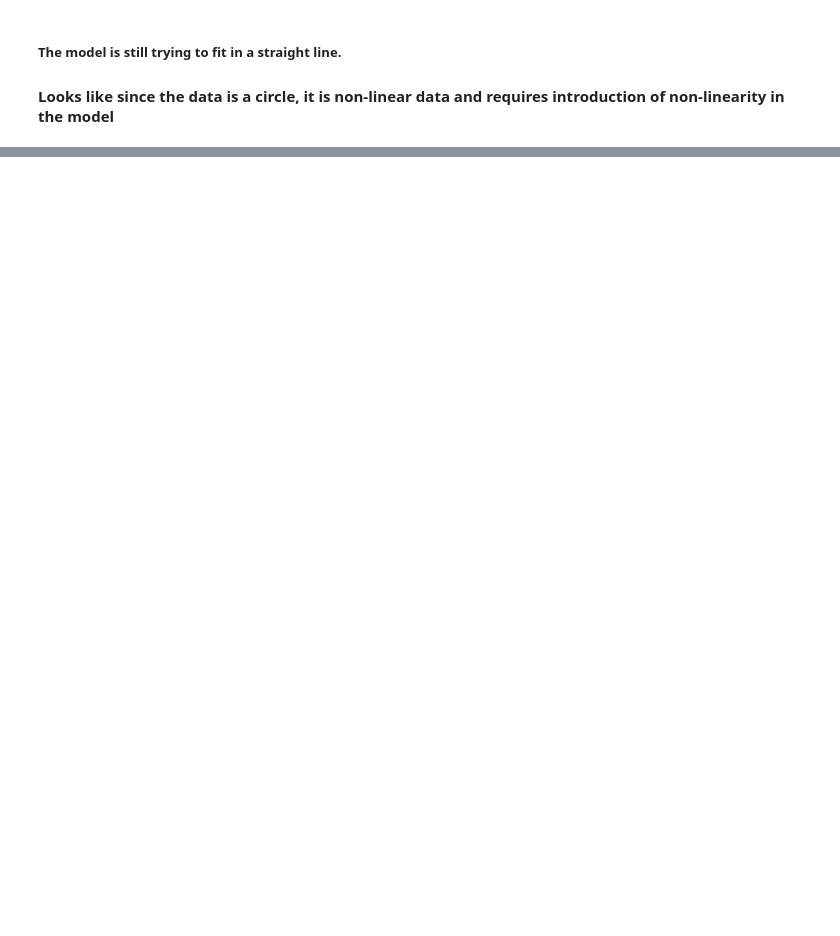
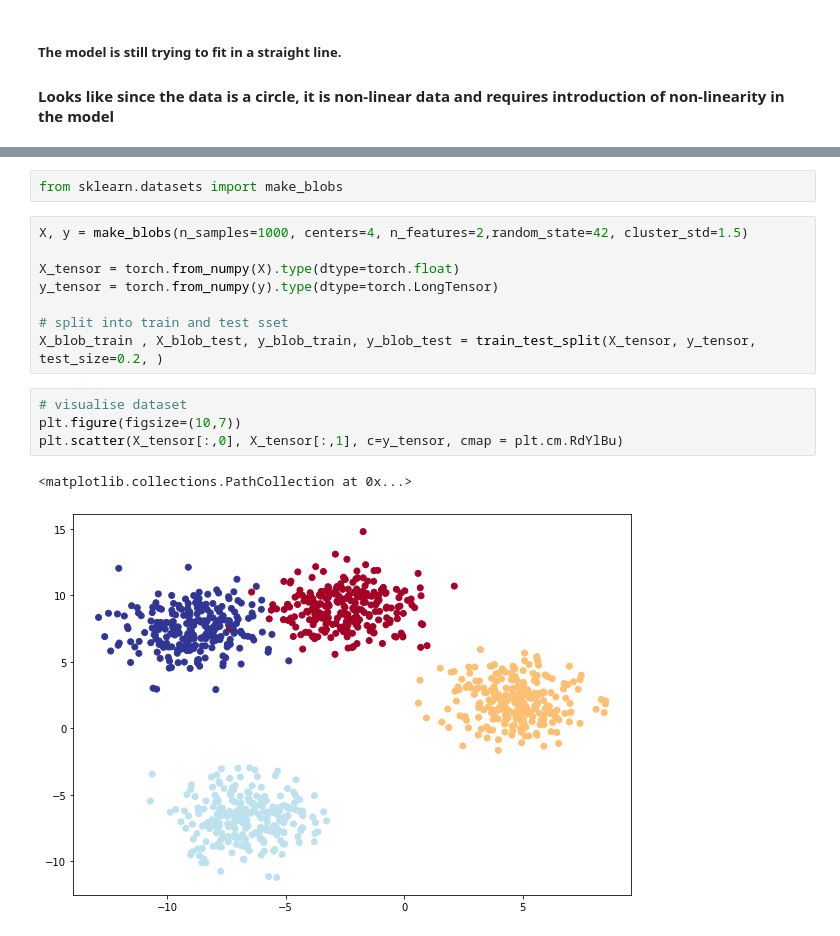
Before and after one commit to pusapatiakhilraju/Pytorch-Neural-Net-Classification, a Jupyter notebook: Neural-Net-Classifcation.ipynb, the cells around one changed output, grey strips where cells are left out. Saved outputs shown, nothing was run; the diff lists cells and outputs as text; blank space fills up the shorter version.

```diff
--- a/Neural-Net-Classifcation.ipynb
+++ b/Neural-Net-Classifcation.ipynb
@@ -355,0 +441,17 @@ plot_decision_boundary(new_model, X_test, y_test)
+# %%
+from sklearn.datasets import make_blobs
+# %%
+X, y = make_blobs(n_samples=1000, centers=4, n_features=2,random_state=42, cluster_std=1.5)
+
+X_tensor = torch.from_numpy(X).type(dtype=torch.float)
+y_tensor = torch.from_numpy(y).type(dtype=torch.LongTensor)
+
+# split into train and test sset
+X_blob_train , X_blob_test, y_blob_train, y_blob_test = train_test_split(X_tensor, y_tensor, test_size=0.2, )
+# %%
+# visualise dataset
+plt.figure(figsize=(10,7))
+plt.scatter(X_tensor[:,0], X_tensor[:,1], c=y_tensor, cmap = plt.cm.RdYlBu)
+# %% [output]
+<matplotlib.collections.PathCollection at 0x...>
+[figure, added]
```
Also changed, not shown: parts of 28 cells of this notebook.
